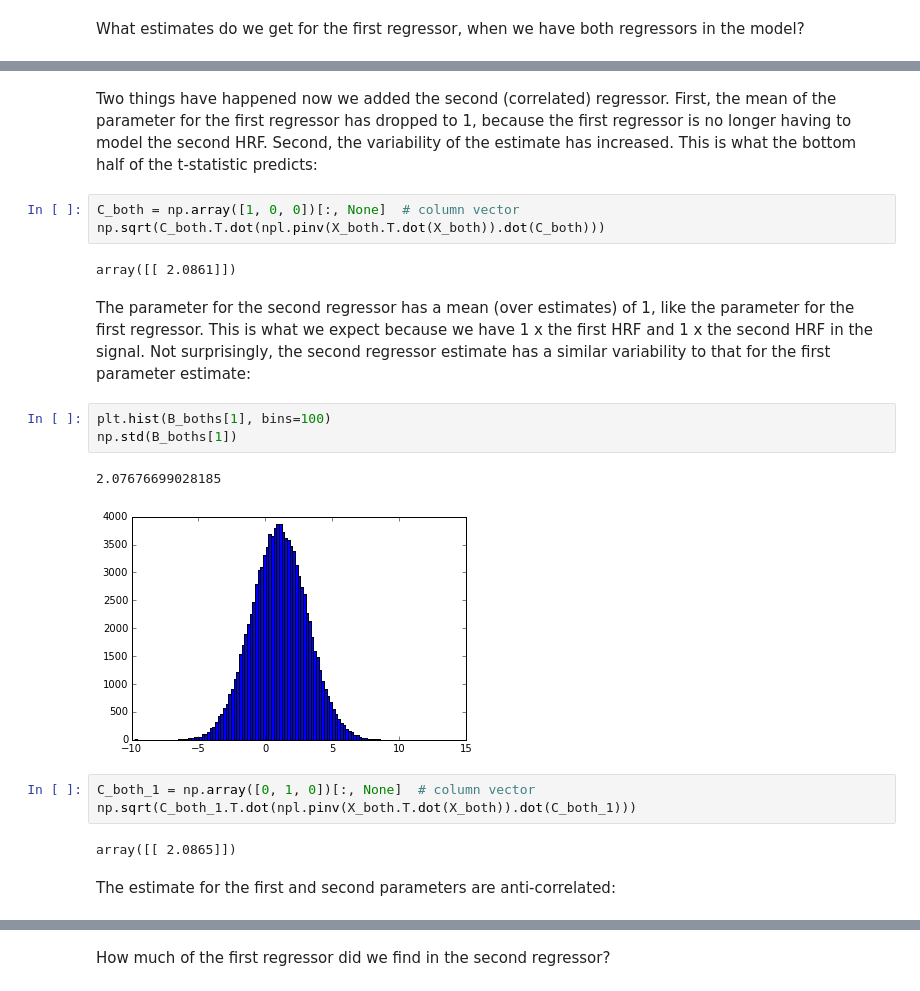
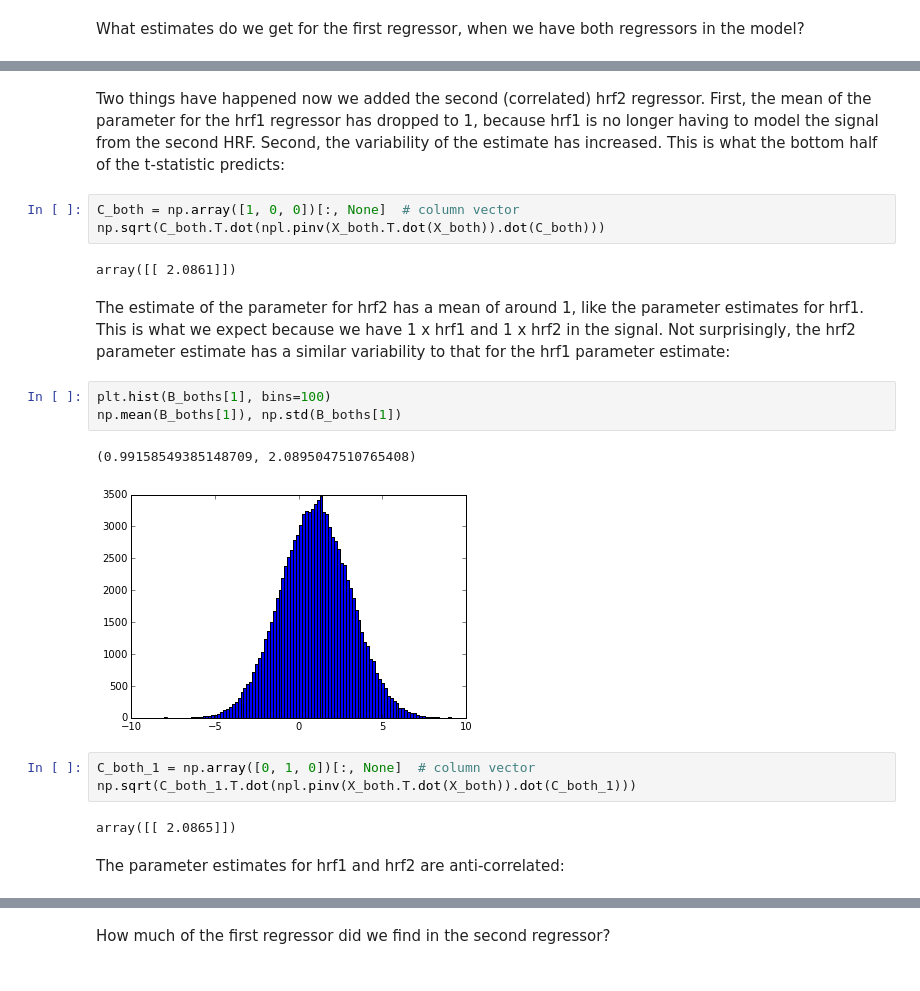
Before and after one commit to practical-neuroimaging/pna-notebooks, a Jupyter notebook: correlated_regressors.ipynb, the cells around one changed output, grey strips where cells are left out. Saved outputs shown, nothing was run; the diff lists cells and outputs as text.

Commit message:
More work on correlated regressors notebook

```diff
--- a/correlated_regressors.ipynb
+++ b/correlated_regressors.ipynb
@@ -173,23 +173,23 @@ np.mean(B_boths[0]), np.std(B_boths[0])
 # %% [markdown]
-Two things have happened now we added the second (correlated) regressor.  First, the mean of the parameter for the first regressor has dropped to 1, because the first regressor is no longer having to model the second HRF.   Second, the variability of the estimate has increased.  This is what the bottom half of the t-statistic predicts:
+Two things have happened now we added the second (correlated) hrf2 regressor.  First, the mean of the parameter for the hrf1 regressor has dropped to 1, because hrf1 is no longer having to model the signal from the second HRF.   Second, the variability of the estimate has increased.  This is what the bottom half of the t-statistic predicts:
 # %%
 C_both = np.array([1, 0, 0])[:, None]  # column vector
 np.sqrt(C_both.T.dot(npl.pinv(X_both.T.dot(X_both)).dot(C_both)))
 # %% [output]
 array([[ 2.0861]])
 # %% [markdown]
-The parameter for the second regressor has a mean (over estimates) of 1, like the parameter for the first regressor.  This is what we expect because we have 1 x the first HRF and 1 x the second HRF in the signal.  Not surprisingly, the second regressor estimate has a similar variability to that for the first parameter estimate:
+The estimate of the parameter for hrf2 has a mean of around 1, like the parameter estimates for hrf1.  This is what we expect because we have 1 x hrf1 and 1 x hrf2 in the signal.  Not surprisingly, the hrf2 parameter estimate has a similar variability to that for the hrf1 parameter estimate:
 # %%
 plt.hist(B_boths[1], bins=100)
-np.std(B_boths[1])
+np.mean(B_boths[1]), np.std(B_boths[1])
 # %% [output]
-2.07676699028185
+(0.99158549385148709, 2.0895047510765408)
-[figure, old version]
+[figure, new version]
 # %%
 C_both_1 = np.array([0, 1, 0])[:, None]  # column vector
 np.sqrt(C_both_1.T.dot(npl.pinv(X_both.T.dot(X_both)).dot(C_both_1)))
 # %% [output]
 array([[ 2.0865]])
 # %% [markdown]
-The estimate for the first and second parameters are anti-correlated:
+The parameter estimates for hrf1 and hrf2 are anti-correlated:
 # %%
```
Also changed, not shown: parts of 23 cells of this notebook.
